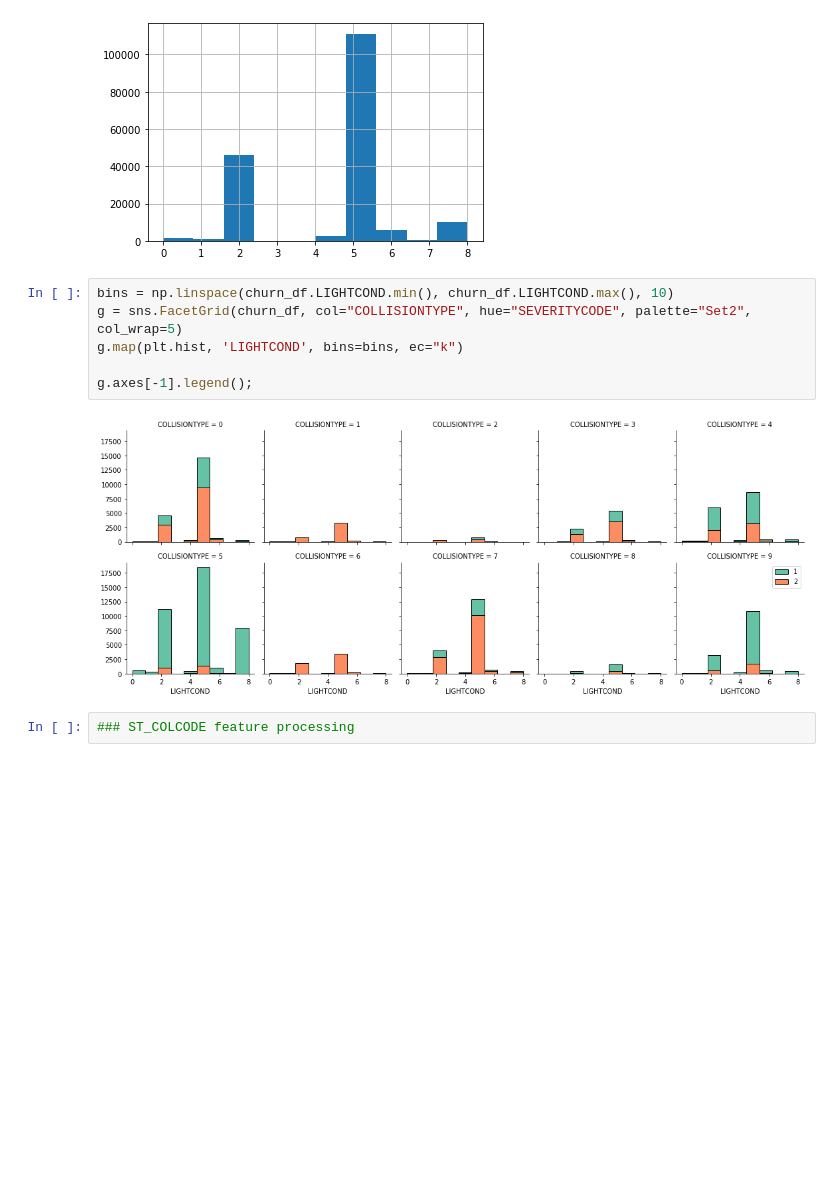
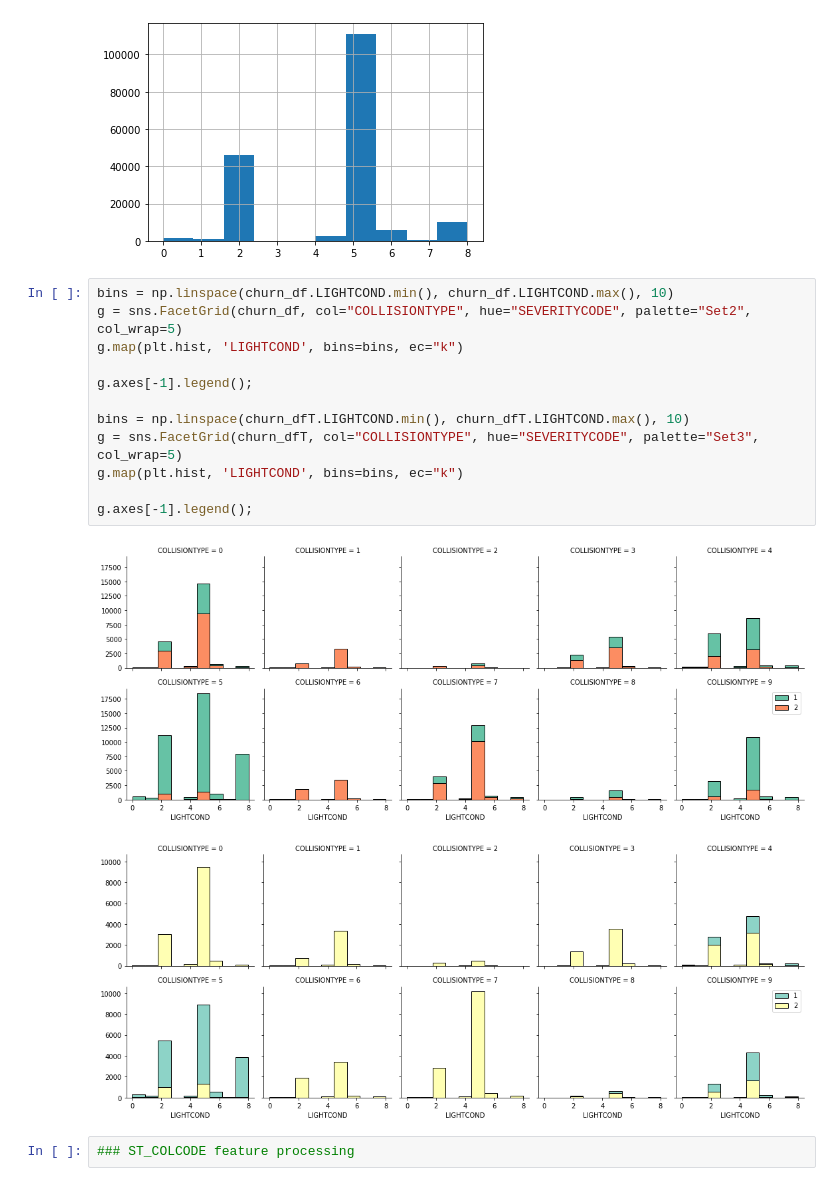
Before and after one commit to rafaelmata357/Coursera_Capstone, a Jupyter notebook: capstone_project.ipynb, the cells around one changed output. Drawn from its saved outputs; the diff is of its cells as text; blank space fills up the shorter version.

```diff
--- a/capstone_project.ipynb
+++ b/capstone_project.ipynb
@@ -618,11 +618,18 @@ churn_df.LIGHTCOND.hist();
 # %%
 bins = np.linspace(churn_df.LIGHTCOND.min(), churn_df.LIGHTCOND.max(), 10)
 g = sns.FacetGrid(churn_df, col="COLLISIONTYPE", hue="SEVERITYCODE", palette="Set2", col_wrap=5)
 g.map(plt.hist, 'LIGHTCOND', bins=bins, ec="k")
 
 g.axes[-1].legend();
+
+bins = np.linspace(churn_dfT.LIGHTCOND.min(), churn_dfT.LIGHTCOND.max(), 10)
+g = sns.FacetGrid(churn_dfT, col="COLLISIONTYPE", hue="SEVERITYCODE", palette="Set3", col_wrap=5)
+g.map(plt.hist, 'LIGHTCOND', bins=bins, ec="k")
+
+g.axes[-1].legend();
 # %% [output]
 [figure]
+[figure, added]
 # %%
 ### ST_COLCODE feature processing
 # %%
```
Also changed, not shown: parts of 39 cells of this notebook.
